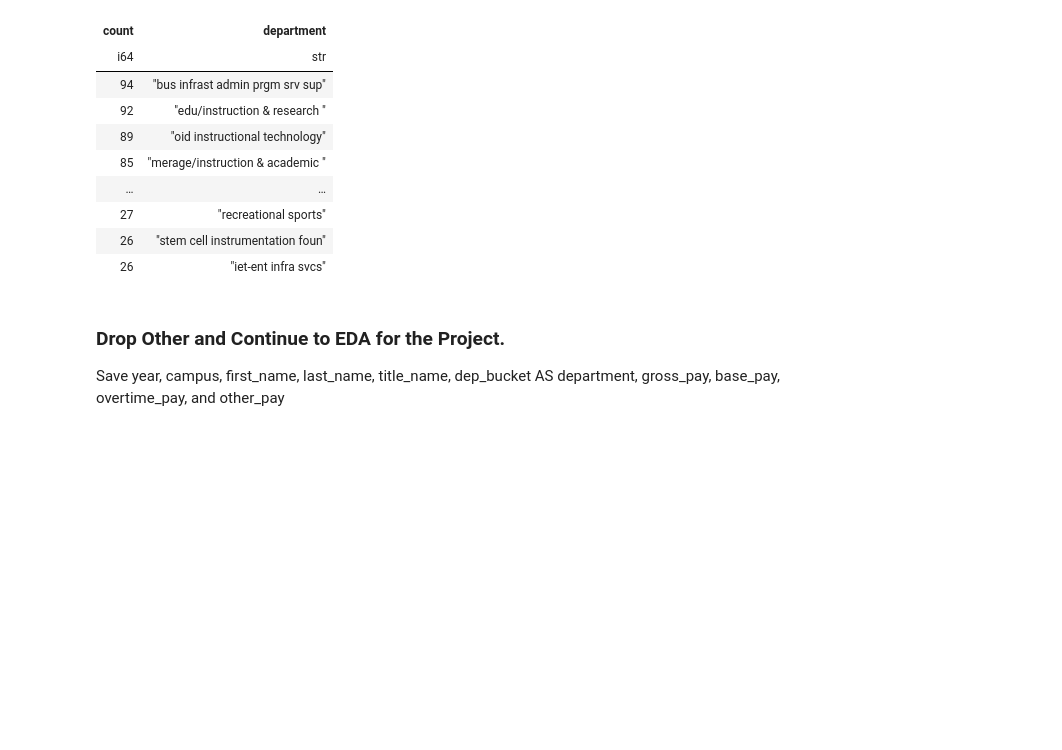
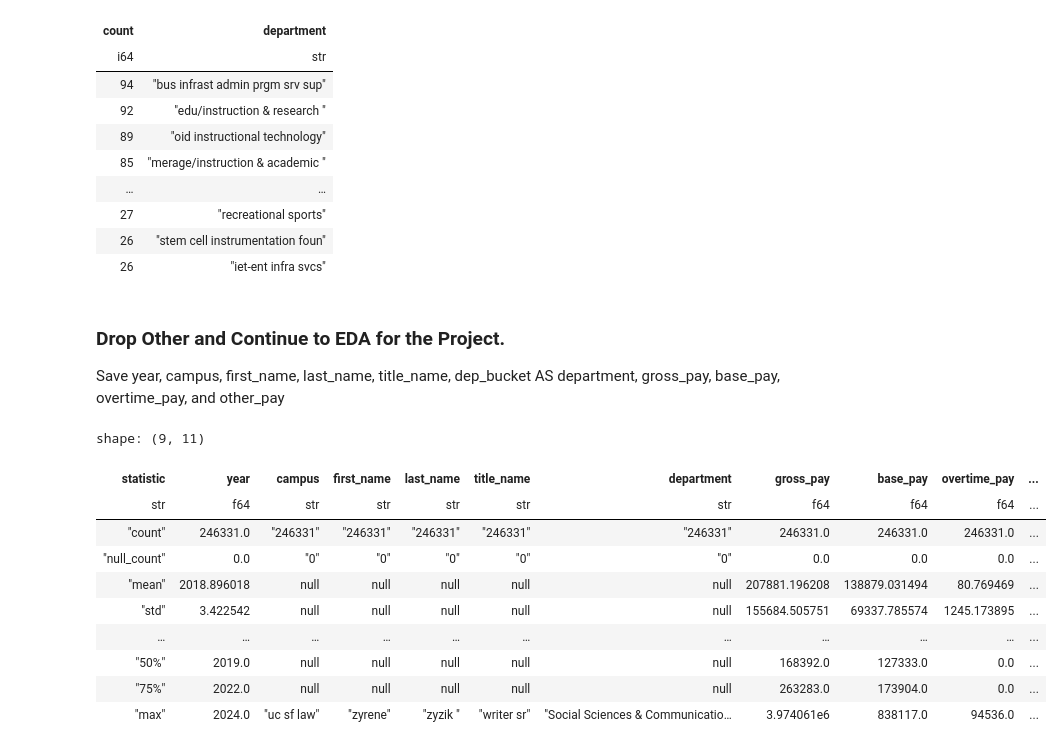
Before and after one commit to CSC4693-Fall-2026/CSC4693, a Jupyter notebook: Faculty/filter_and_sort.ipynb, the cells around one changed output. Cells and saved outputs as stored; diff of their text form; code cells hidden in the pictures; blank space fills up the shorter version.

```diff
--- a/Faculty/filter_and_sort.ipynb
+++ b/Faculty/filter_and_sort.ipynb
@@ -608,11 +608,29 @@ Save year, campus, first_name, last_name, title_name, dep_bucket AS department,
 # %%
 duckdb.sql("""
 DELETE FROM faculty_salaries
 WHERE dep_bucket = 'Other'
 """)
 
 duckdb.sql("""
 SELECT year, campus, first_name, last_name, title_name, dep_bucket AS department,
         gross_pay, base_pay, overtime_pay, other_pay
 FROM faculty_salaries
 """).pl().write_parquet("data/cleaned_salaries.parquet")
+
+duckdb.sql("""
+SELECT year, campus, first_name, last_name, title_name, dep_bucket AS department,
+        gross_pay, base_pay, overtime_pay, other_pay
+FROM faculty_salaries
+""").pl().describe()
+# %% [output]
+shape: (9, 11)
+| statistic | year | campus | first_name | last_name | title_name | department | gross_pay | base_pay | overtime_pay | ... |
+| str | f64 | str | str | str | str | str | f64 | f64 | f64 | ... |
+| "count" | 246331.0 | "246331" | "246331" | "246331" | "246331" | "246331" | 246331.0 | 246331.0 | 246331.0 | ... |
+| "null_count" | 0.0 | "0" | "0" | "0" | "0" | "0" | 0.0 | 0.0 | 0.0 | ... |
+| "mean" | 2018.896018 | null | null | null | null | null | 207881.196208 | 138879.031494 | 80.769469 | ... |
+| "std" | 3.422542 | null | null | null | null | null | 155684.505751 | 69337.785574 | 1245.173895 | ... |
+| … | … | … | … | … | … | … | … | … | … | ... |
+| "50%" | 2019.0 | null | null | null | null | null | 168392.0 | 127333.0 | 0.0 | ... |
+| "75%" | 2022.0 | null | null | null | null | null | 263283.0 | 173904.0 | 0.0 | ... |
+| "max" | 2024.0 | "uc sf law" | "zyrene" | "zyzik " | "writer sr" | "Social Sciences & Communicatio… | 3.974061e6 | 838117.0 | 94536.0 | ... |
```
Also changed, not shown: 1 other file.
